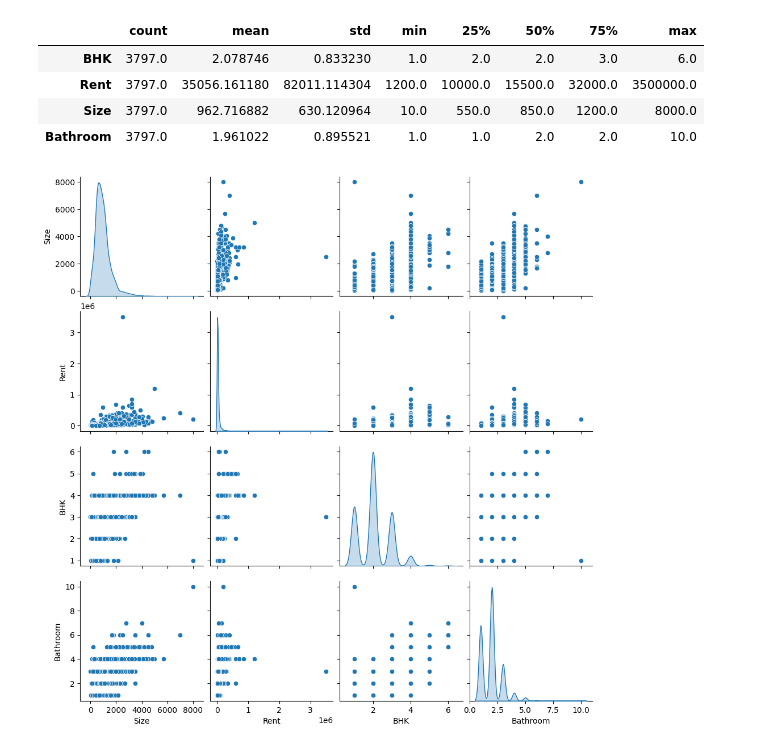
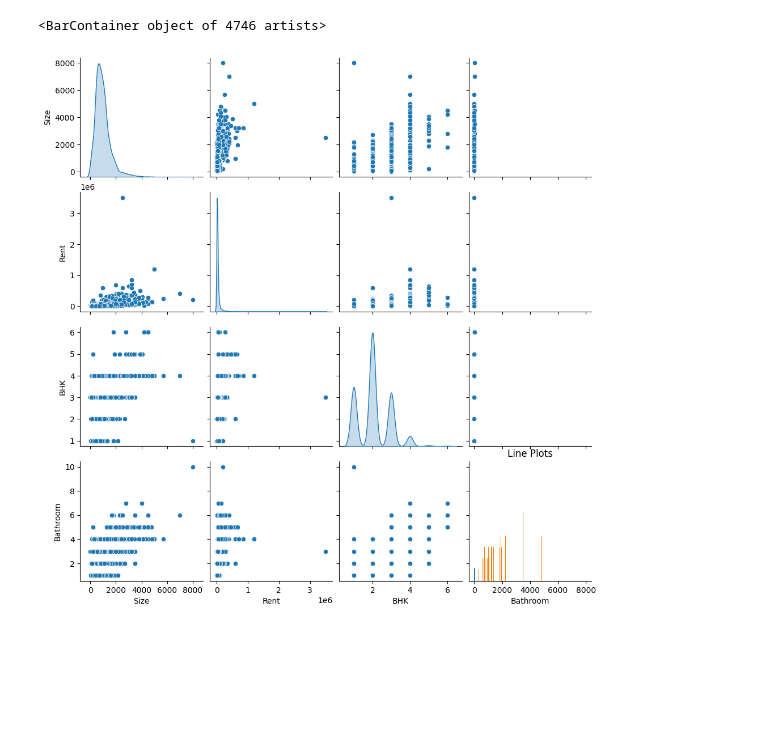
Before and after one commit to razan-wari/Gaza-Sky-Geeks, a Jupyter notebook: Welcome_To_Colab.ipynb, the cells around one changed output. Drawn from its saved outputs; the diff is of its cells as text; code cells hidden in the pictures; blank space fills up the shorter version.

```diff
--- a/Welcome_To_Colab.ipynb
+++ b/Welcome_To_Colab.ipynb
@@ -3,24 +3,34 @@
 # %%
 import matplotlib.pyplot as plt
 import pandas as pd
 import matplotlib.pyplot as plt
 import pandas as pd
 import seaborn as sns
 import numpy as np
 dataset = pd.read_csv('/content/House Rent.csv')
 dataset.head()
 
 train_dataset = dataset.sample(frac=0.8,random_state=0)
 test_dataset = dataset.drop(train_dataset.index)
 sns.pairplot(train_dataset[["Size", "Rent", "BHK", "Bathroom"]], diag_kind="kde")
 train_stats = train_dataset.describe()
 
 train_stats = train_stats.transpose()
 train_stats
+
+x = dataset['Size']
+
+y = dataset['Bathroom']
+
+plt.xlabel('Size')
+
+plt.ylabel('Bathroom')
+
+plt.title('Line Plots')
+
+
+
+plt.bar( x, y )
 # %% [output]
-|  | count | mean | std | min | 25% | 50% | 75% | max |
-| BHK | 3797.0 | 2.078746 | 0.833230 | 1.0 | 2.0 | 2.0 | 3.0 | 6.0 |
-| Rent | 3797.0 | 35056.161180 | 82011.114304 | 1200.0 | 10000.0 | 15500.0 | 32000.0 | 3500000.0 |
-| Size | 3797.0 | 962.716882 | 630.120964 | 10.0 | 550.0 | 850.0 | 1200.0 | 8000.0 |
-| Bathroom | 3797.0 | 1.961022 | 0.895521 | 1.0 | 1.0 | 2.0 | 2.0 | 10.0 |
+<BarContainer object of 4746 artists>
-[figure, old version]
+[figure, new version]
```
